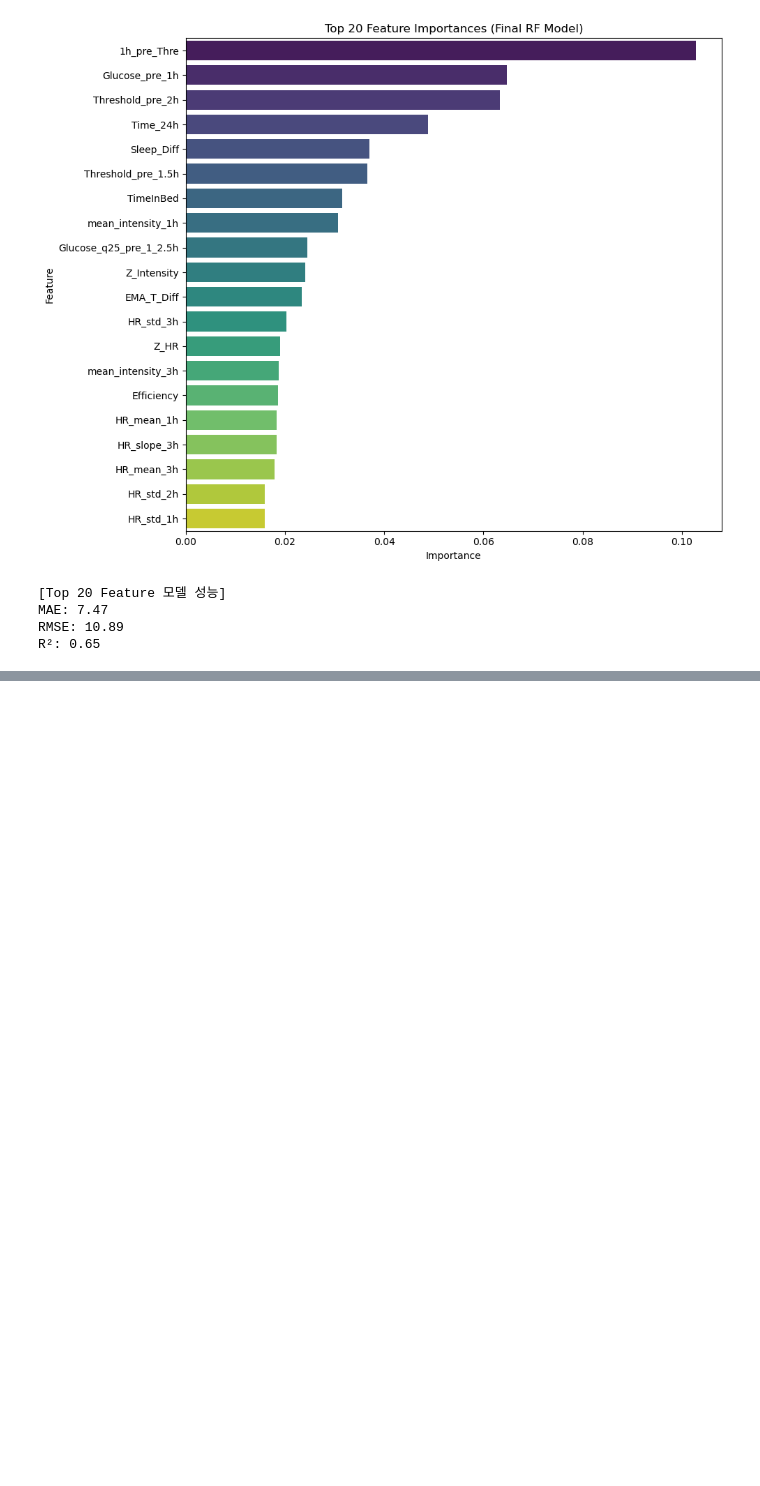
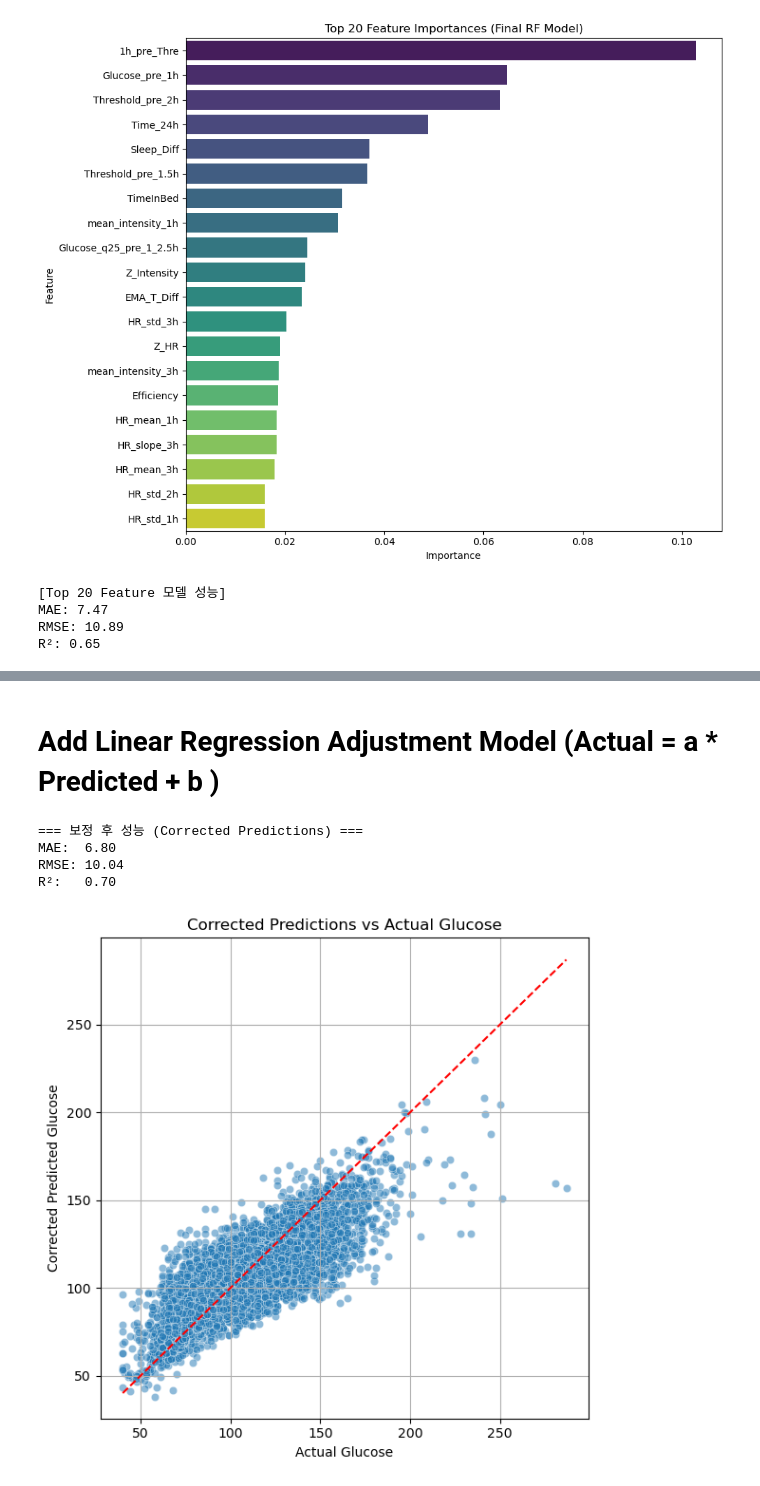
Before and after one commit to bglimtamu/CGM, a Jupyter notebook: 0731(GE_model).ipynb, the cells around one changed output, grey strips where cells are left out. Cells and saved outputs as stored; diff of their text form; code cells hidden in the pictures; blank space fills up the shorter version.

```diff
--- a/0731(GE_model).ipynb
+++ b/0731(GE_model).ipynb
@@ -1116,0 +1292,60 @@ plt.show()
+# %% [markdown]
+# Add Linear Regression Adjustment Model (Actual = a * Predicted + b )
+# %%
+from sklearn.linear_model import LinearRegression
+
+mae_corr_list = []
+rmse_corr_list = []
+r2_corr_list = []
+
+all_preds_corrected = []
+
+for train_idx, val_idx in kf.split(X_scaled):
+    X_train, X_val = X_scaled[train_idx], X_scaled[val_idx]
+    y_train, y_val = y.iloc[train_idx], y.iloc[val_idx]
+
+    # 1. 원래 모델 학습
+    model = RandomForestRegressor(n_estimators=200, random_state=42)
+    model.fit(X_train, y_train)
+    preds_val = model.predict(X_val)
+
+    # 2. 선형 보정 모델 학습 (훈련 데이터 기준)
+    preds_train = model.predict(X_train)
+    residuals_train = y_train - preds_train
+
+    correction_model = LinearRegression()
+    correction_model.fit(preds_train.reshape(-1, 1), residuals_train)
+
+    # 3. 검증 데이터에 보정 적용
+    residuals_predicted = correction_model.predict(preds_val.reshape(-1, 1))
+    preds_val_corrected = preds_val + residuals_predicted
+
+    # 4. 성능 평가
+    mae_corr_list.append(mean_absolute_error(y_val, preds_val_corrected))
+    rmse_corr_list.append(np.sqrt(mean_squared_error(y_val, preds_val_corrected)))
+    r2_corr_list.append(r2_score(y_val, preds_val_corrected))
+
+    all_preds_corrected.extend(preds_val_corrected)
+
+# 결과 비교 출력
+print("=== 보정 후 성능 (Corrected Predictions) ===")
+print(f"MAE:  {np.mean(mae_corr_list):.2f}")
+print(f"RMSE: {np.mean(rmse_corr_list):.2f}")
+print(f"R²:   {np.mean(r2_corr_list):.2f}")
+
+# 시각화 (예측 vs 실제, 보정 적용)
+plt.figure(figsize=(6, 6))
+sns.scatterplot(x=all_y_true, y=all_preds_corrected, alpha=0.5)
+plt.plot([min(all_y_true), max(all_y_true)], [min(all_y_true), max(all_y_true)], 'r--')
+plt.xlabel("Actual Glucose")
+plt.ylabel("Corrected Predicted Glucose")
+plt.title("Corrected Predictions vs Actual Glucose")
+plt.grid(True)
+plt.tight_layout()
+plt.show()
+# %% [output]
+=== 보정 후 성능 (Corrected Predictions) ===
+MAE:  6.80
+RMSE: 10.04
+R²:   0.70
+[figure, added]
```
Also changed, not shown: parts of 15 cells of this notebook.
